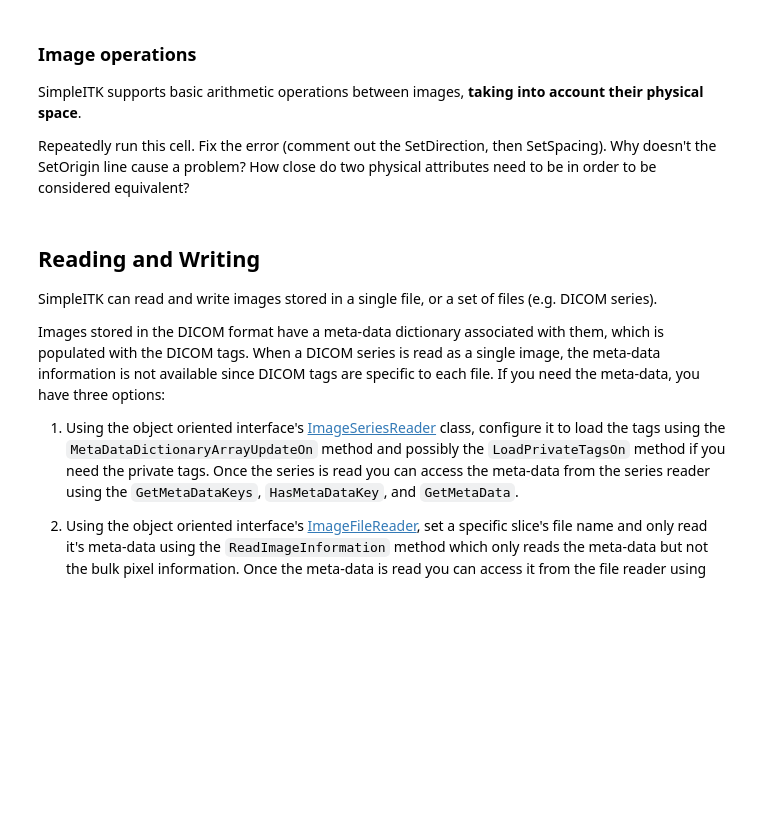
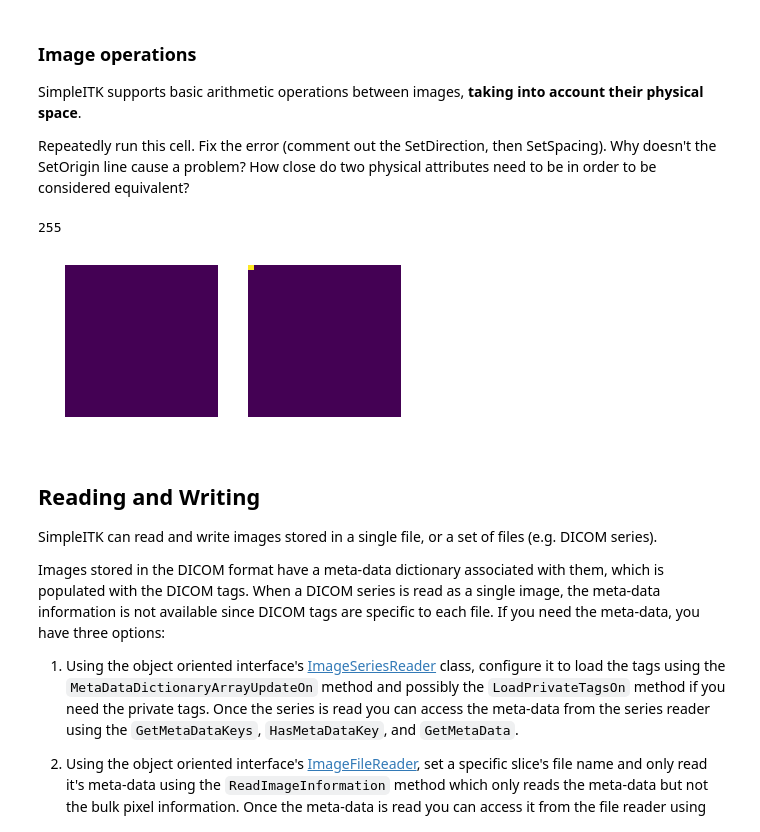
Before and after one commit to dipTsinghua/Medical-Image-Processing-Tutorial, a Jupyter notebook: SimpleITK Tutorial/02_Image_Details.ipynb, the cells around one changed output. Drawn from its saved outputs; the diff is of its cells as text; code cells hidden in the pictures; blank space fills up the shorter version.

```diff
--- a/SimpleITK Tutorial/02_Image_Details.ipynb
+++ b/SimpleITK Tutorial/02_Image_Details.ipynb
@@ -248,25 +306,28 @@ Repeatedly run this cell. Fix the error (comment out the SetDirection, then SetS
 # %%
 img1 = sitk.Image(24,24, sitk.sitkUInt8)
 img1[0,0] = 0
 
 img2 = sitk.Image(img1.GetSize(), sitk.sitkUInt8)
 # img2.SetDirection([0,1,0.5,0.5])
 # img2.SetDirection([1, 0, 0, 1])
 # img2.SetSpacing([0.5, 0.8])
-# img2.SetSpacing([1.000001,1.000001])
+img2.SetSpacing([1.000001,1.000001])
 img2.SetOrigin([0.000001,0.000001])
 img2[0,0] = 255
 
 plt.subplot(1,2,1)
 plt.imshow(sitk.GetArrayViewFromImage(img1))
 plt.axis('off')
 
 plt.subplot(1,2,2)
 plt.imshow(sitk.GetArrayViewFromImage(img2))
 plt.axis('off')
 
 img3 = img1 + img2
 print(img3[0,0])
+# %% [output]
+255
+[figure, added]
 # %% [markdown]
 ## Reading and Writing
 
```
Also changed, not shown: parts of 13 cells of this notebook, 3 other files.
